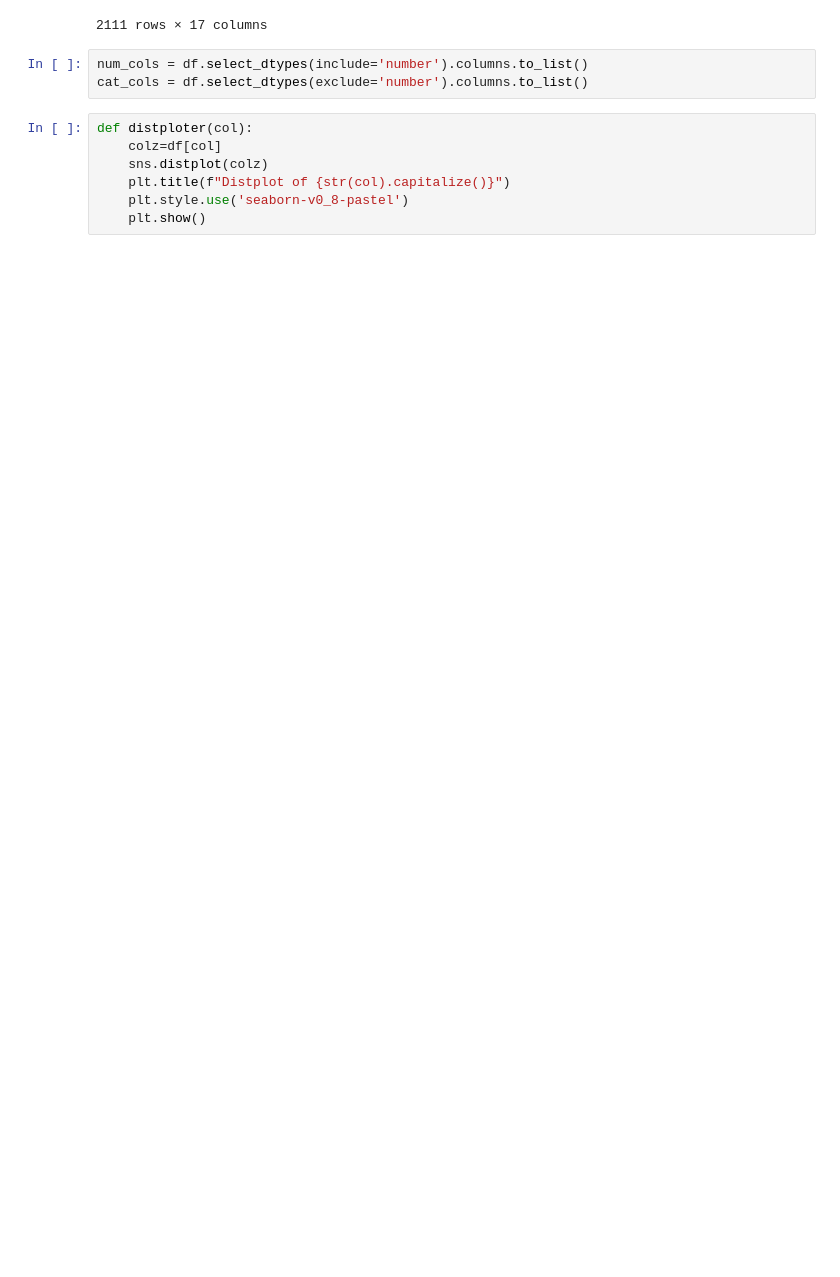
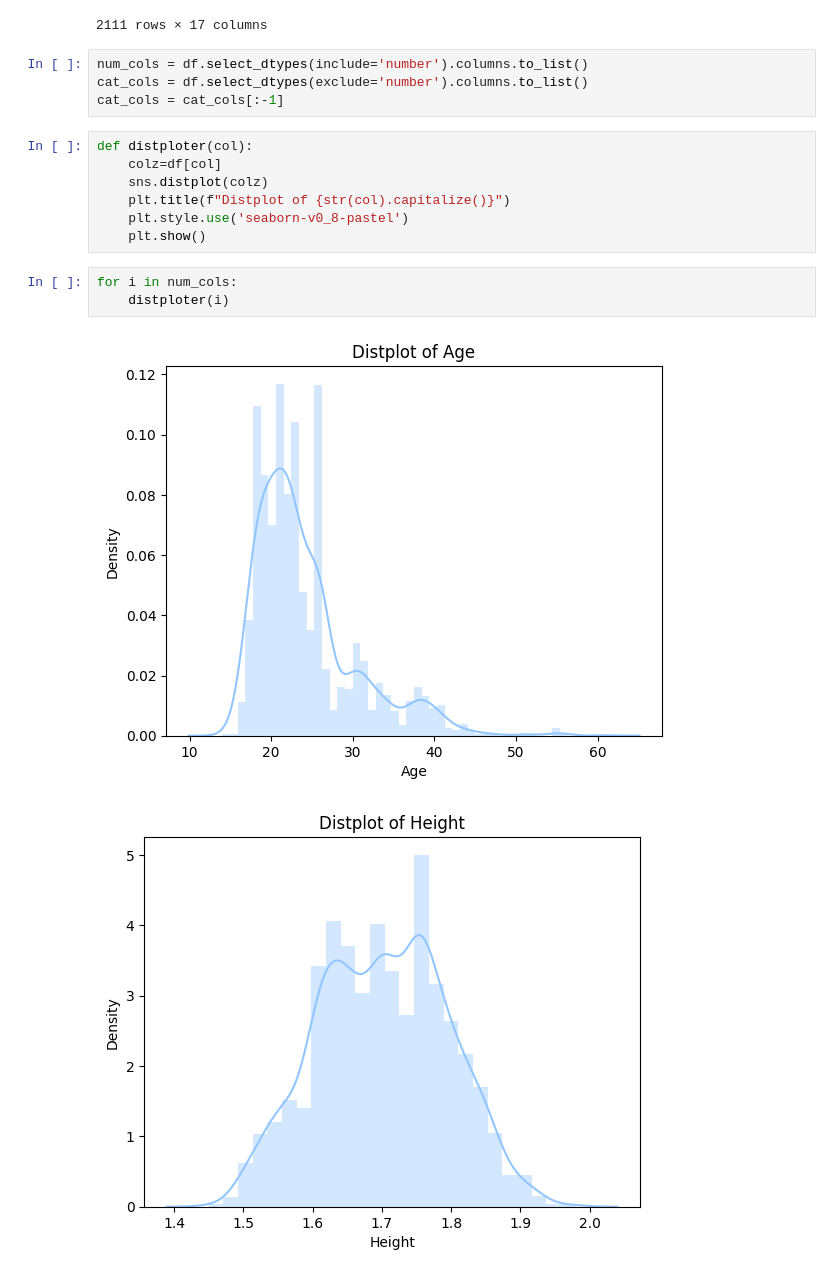
Before and after one commit to siddharthsky/obesity-dataset-eda-predictive-modelling-ML-p, a Jupyter notebook: EDA.ipynb, the cells around one changed output. Drawn from its saved outputs; the diff is of its cells as text; blank space fills up the shorter version.

```diff
--- a/EDA.ipynb
+++ b/EDA.ipynb
@@ -97,6 +97,7 @@ df
 # %%
 num_cols = df.select_dtypes(include='number').columns.to_list()
 cat_cols = df.select_dtypes(exclude='number').columns.to_list()
+cat_cols = cat_cols[:-1]
 # %%
 def distploter(col):
     colz=df[col]
@@ -104,3 +105,9 @@ def distploter(col):
     plt.title(f"Distplot of {str(col).capitalize()}")
     plt.style.use('seaborn-v0_8-pastel')
     plt.show()
+# %%
+for i in num_cols:
+    distploter(i)
+# %% [output]
+[figure, added]
+[figure, added]
```
Also changed, not shown: parts of 7 cells of this notebook.
